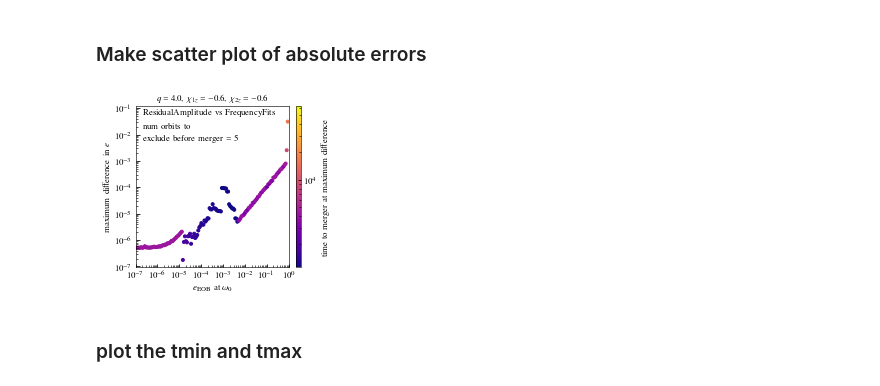
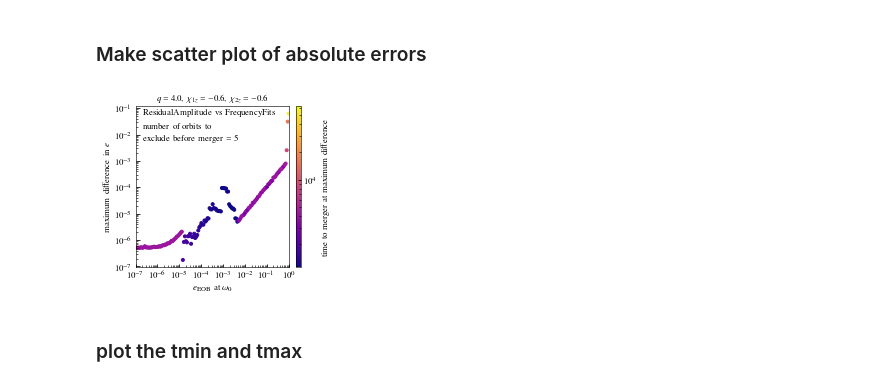
Before and after one commit to vijayvarma392/gw_eccentricity, a Jupyter notebook: notebook/compare_methods.ipynb, the cells around one changed output. Saved outputs shown, nothing was run; the diff lists cells and outputs as text; code cells hidden in the pictures.

```diff
--- a/notebook/compare_methods.ipynb
+++ b/notebook/compare_methods.ipynb
@@ -111,7 +111,7 @@ tmins = []
 zeroecc_path_set1 = "../data/ecc_waveforms/Non-Precessing/EOB/EccTest_q1.00_chi1z0.00_chi2z0.00_EOBecc0.0000000000_Momega00.002_meanAno1.571.h5"
 for waveform in tqdm(eob_waveforms):
     # get the ecc from waveform path string
-    ecc = re.search(".\d{10}", waveform)[0]
+    ecc = re.search("\d.\d{10}", waveform)[0]
     try:
         t, ecc_errs, mean_ano_errs, gwecc_obj1, gwecc_obj2 = compute_errors("ResidualAmplitude", "FrequencyFits", waveform, zeroecc_path)
         eccs.append(float(ecc))
@@ -137,9 +137,9 @@ array([], dtype=float64)
 ### Make scatter plot of absolute errors
 # %%
 cmap = cm.get_cmap("plasma")
-journal = "APS"
-use_fancy_plotsettings(journal=journal)
-fig, ax = plt.subplots(figsize=(figWidthsOneColDict[journal], 3))
+style = "APS"
+use_fancy_plotsettings(style=style)
+fig, ax = plt.subplots(figsize=(figWidthsOneColDict[style], 3))
 scatter = ax.scatter(eccs, ecc_max_errs, c=-np.array(t_max_errs),
                      cmap=cmap,
                      # s=15,
@@ -149,35 +149,39 @@ ax.set_yscale("log")
 ax.set_xlabel(r"$e_\mathrm{EOB}$ at $\omega_0$")
 ax.set_ylabel("maximum difference in $e$")
 ax.set_title(fr"$q={q:.1f}$, $\chi_{{1z}}={chi1:.1f}$, $\chi_{{2z}}={chi2:.1f}$", ha="center")
 
 # set major ticks
 locmaj = mpl.ticker.LogLocator(base=10, numticks=20)
 ax.xaxis.set_major_locator(locmaj)
 # set minor ticks
 locmin = mpl.ticker.LogLocator(base=10.0, subs=np.arange(0.1, 1.0, 0.1),
                                numticks=20)
 ax.xaxis.set_minor_locator(locmin)
 ax.xaxis.set_minor_formatter(mpl.ticker.NullFormatter())
 
 ax.set_xlim(1e-7, 1.0)
 
 # add colorbar
 norm = mpl.colors.LogNorm(-np.array(t_max_errs).max(), -np.array(t_max_errs).min())
+# levels = np.append(np.array([-t_max_errs.max()]), np.arange(2e3, 15e3, 2e3))
+# levels = np.append(levels, np.array([-t_max_errs.min()]))
+# levels = np.linspace(1e3, 6.5e4, 5)
+# norm = mpl.colors.BoundaryNorm(levels, ncolors=cmap.N, clip=True)
 divider = make_axes_locatable(ax)
 cax = divider.append_axes('right', size='3%', pad=0.1)
 sm = plt.cm.ScalarMappable(cmap=cmap, norm=norm)
 cbar = fig.colorbar(sm, cax=cax, orientation='vertical')
 cbar.set_label(r"time to merger at maximum difference")
 
 # indicate methods
 ax.text(0.05, 0.99, f"{gwecc_obj1.method} vs {gwecc_obj2.method}", ha="left", va="top",
        transform=ax.transAxes)
-ax.text(0.05, 0.9, fr"\noindent num orbits to \\exclude before merger = {num_orbits_to_exclude_before_merger}", ha="left", va="top",
+ax.text(0.05, 0.9, fr"\noindent number of orbits to \\exclude before merger = {num_orbits_to_exclude_before_merger}", ha="left", va="top",
        transform=ax.transAxes)
 fig.tight_layout()
 fig.savefig(f"max_ecc_erros_{gwecc_obj1.method}_{gwecc_obj2.method}_paramset_{param_set}_num_orbits_{num_orbits_to_exclude_before_merger}.pdf")
 # %% [output]
-[figure, old version]
+[figure, new version]
 # %% [markdown]
 ### plot the tmin and tmax
 # %%
```
Also changed, not shown: parts of 3 cells of this notebook.
